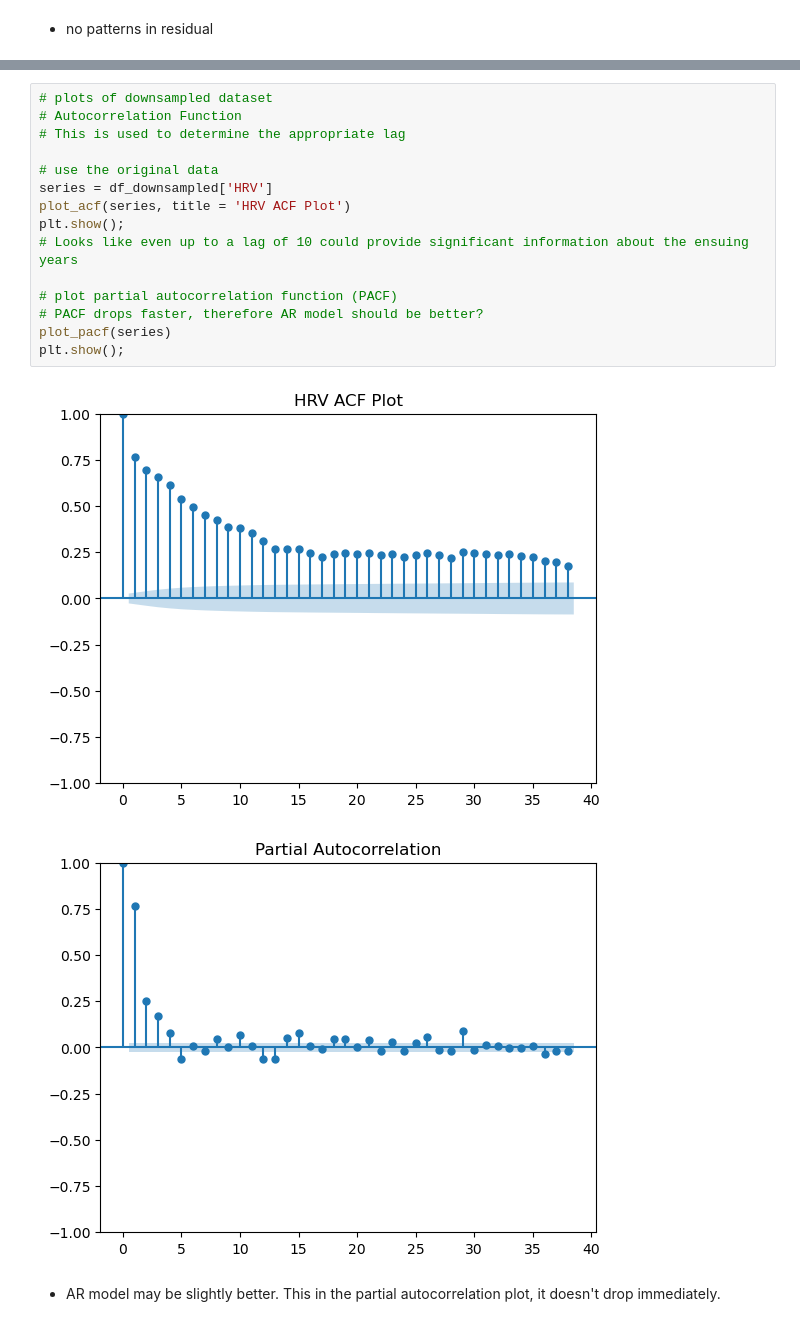
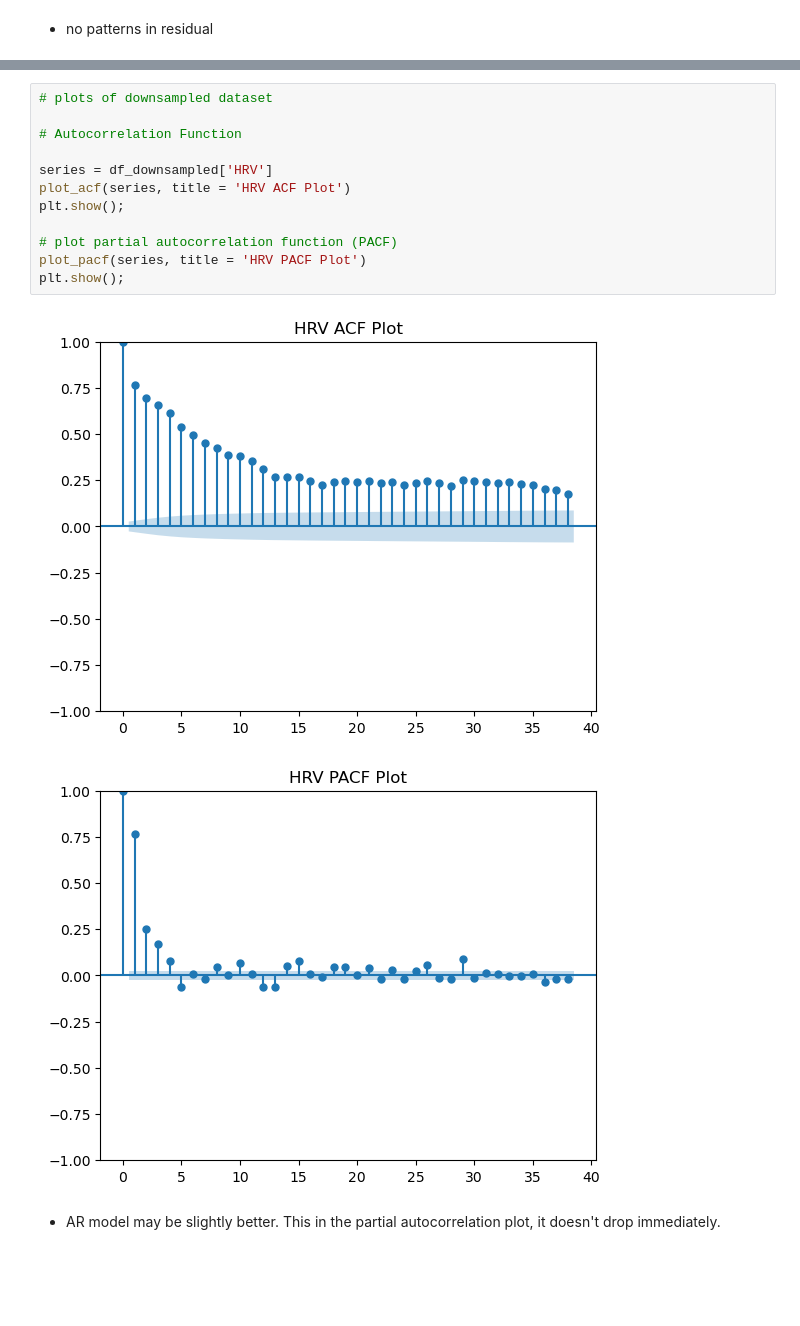
Before and after one commit to wangmichelle1/DS-4420-Final-Project, a Jupyter notebook: Time Series Patient Example 1.ipynb, the cells around one changed output, grey strips where cells are left out. Drawn from its saved outputs; the diff is of its cells as text; blank space fills up the shorter version.

```diff
--- a/Time Series Patient Example 1.ipynb
+++ b/Time Series Patient Example 1.ipynb
@@ -131,21 +130,18 @@ plt.show();
 # %%
 # plots of downsampled dataset
+
 # Autocorrelation Function
-# This is used to determine the appropriate lag
 
-# use the original data
 series = df_downsampled['HRV']
 plot_acf(series, title = 'HRV ACF Plot')
 plt.show();
-# Looks like even up to a lag of 10 could provide significant information about the ensuing years
 
 # plot partial autocorrelation function (PACF)
-# PACF drops faster, therefore AR model should be better?
-plot_pacf(series)
+plot_pacf(series, title = 'HRV PACF Plot')
 plt.show();
 # %% [output]
 [figure]
-[figure, old version]
+[figure, new version]
 # %% [markdown]
 - AR model may be slightly better. This in the partial autocorrelation plot, it doesn't drop immediately.
 # %% [markdown]
```
Also changed, not shown: parts of 50 cells of this notebook, 2 other files.
